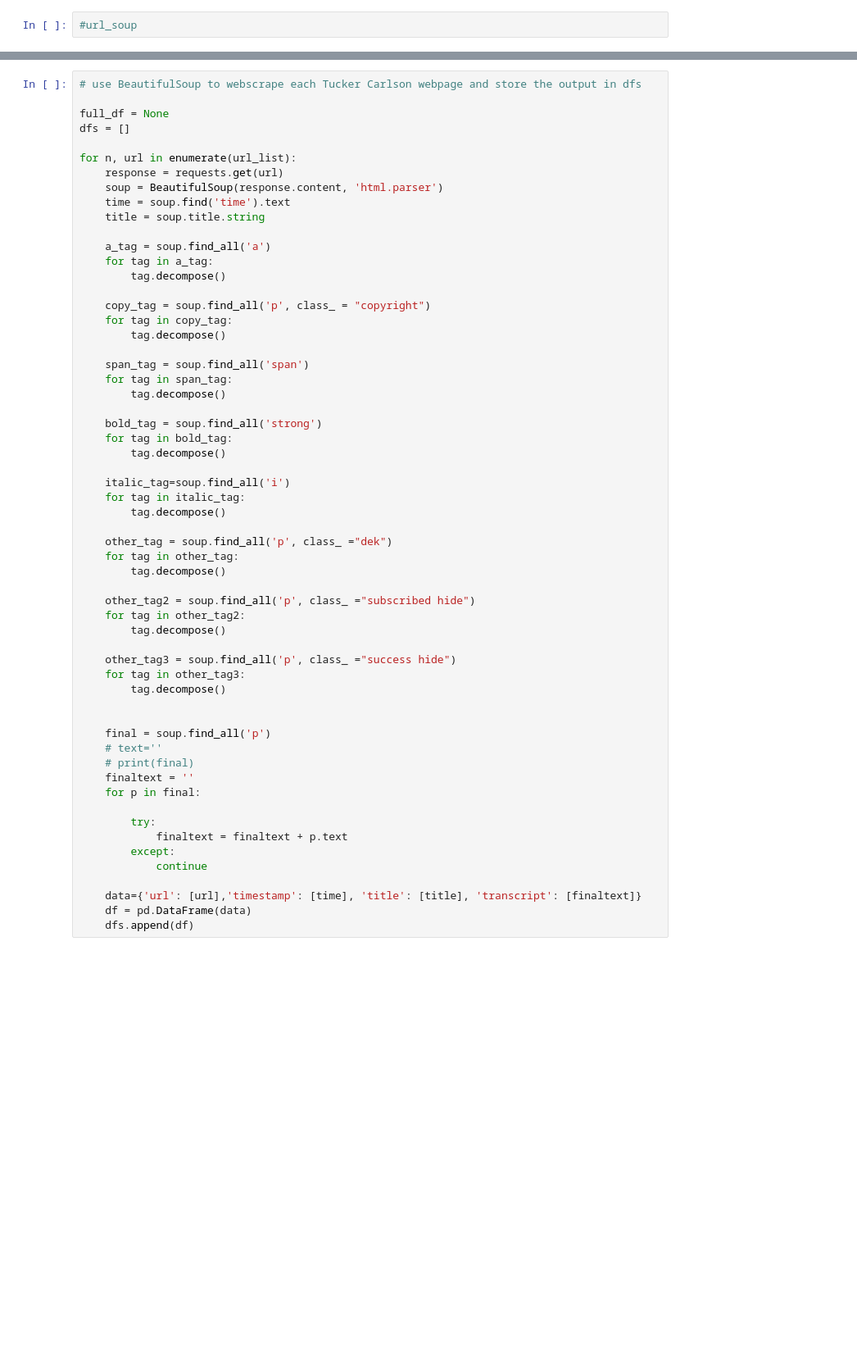
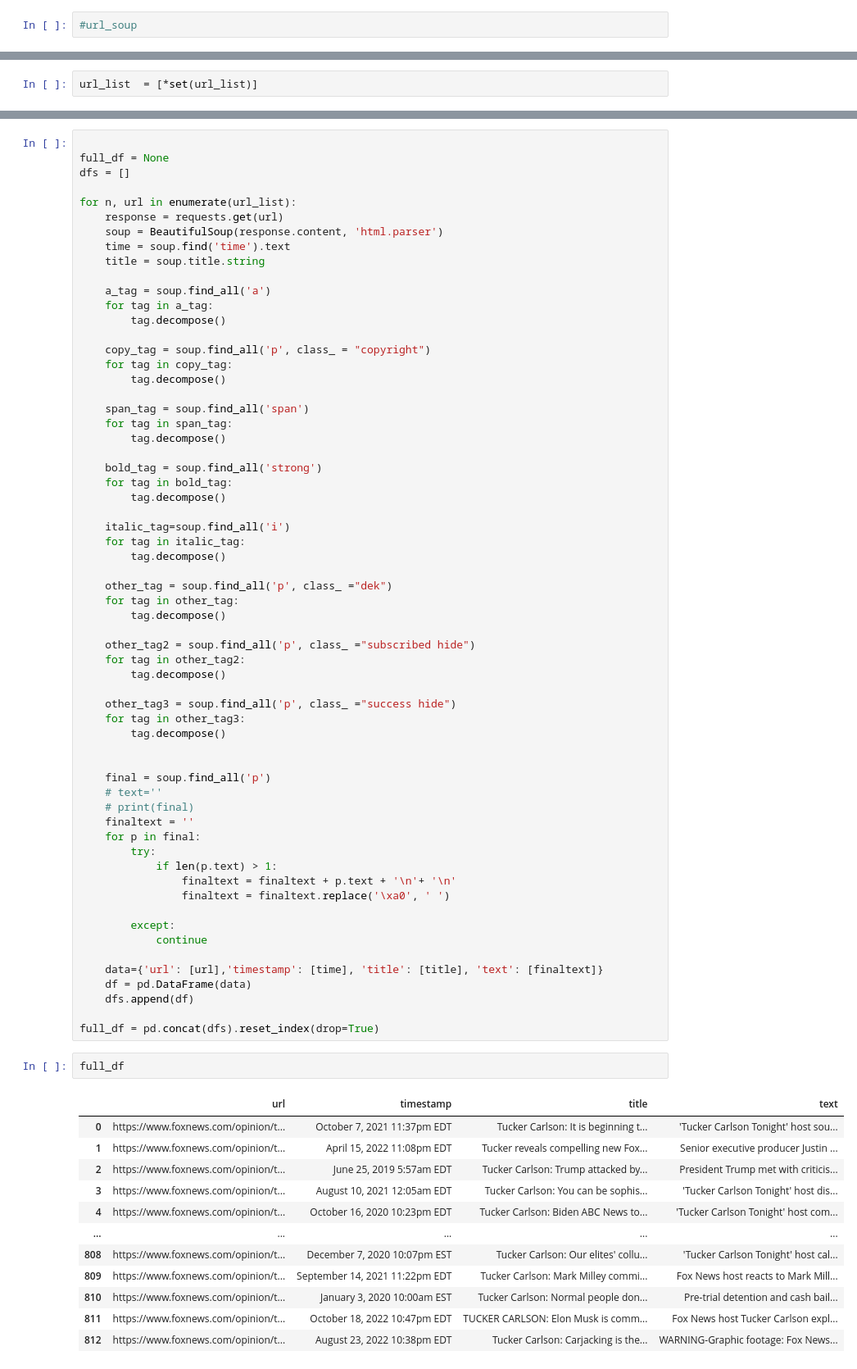
Before and after one commit to rileyschenck/milestoneproject, a Jupyter notebook: webscraping_tucker_carlson.ipynb, the cells around one changed output, grey strips where cells are left out. Shown: that part at 82% size. Saved outputs shown, nothing was run; the diff lists cells and outputs as text; blank space fills up the shorter version.

Commit message:
scrapes all tucker opinions & adds paragraphs
the couple edits I described to you

```diff
--- a/webscraping_tucker_carlson.ipynb
+++ b/webscraping_tucker_carlson.ipynb
@@ -43,3 +62,5 @@ for link in url_soup:
     suffix = re.findall('\"\/(.*?)\"', str(link))
     if suffix:
         url_list.append(prefix + suffix[0])
+# %%
+url_list  = [*set(url_list)]
@@ -46,5 +158,4 @@ for link in url_soup:
 # %%
-# use BeautifulSoup to webscrape each Tucker Carlson webpage and store the output in dfs
 
 full_df = None
 dfs = []
@@ -93,12 +204,31 @@ for n, url in enumerate(url_list):
     # print(final)
     finaltext = ''
     for p in final:
+        try:
+            if len(p.text) > 1:
+                finaltext = finaltext + p.text + '\n'+ '\n'
+                finaltext = finaltext.replace('\xa0', ' ')
 
-        try:
-            finaltext = finaltext + p.text
         except:
             continue
 
-    data={'url': [url],'timestamp': [time], 'title': [title], 'transcript': [finaltext]}
+    data={'url': [url],'timestamp': [time], 'title': [title], 'text': [finaltext]}
     df = pd.DataFrame(data)
     dfs.append(df)
+
+full_df = pd.concat(dfs).reset_index(drop=True)
+# %%
+full_df
+# %% [output]
+|  | url | timestamp | title | text |
+| 0 | https://www.foxnews.com/opinion/t... | October 7, 2021 11:37pm EDT | Tucker Carlson: It is beginning t... | 'Tucker Carlson Tonight' host sou... |
+| 1 | https://www.foxnews.com/opinion/t... | April 15, 2022 11:08pm EDT | Tucker reveals compelling new Fox... | Senior executive producer Justin ... |
+| 2 | https://www.foxnews.com/opinion/t... | June 25, 2019 5:57am EDT | Tucker Carlson: Trump attacked by... | President Trump met with criticis... |
+| 3 | https://www.foxnews.com/opinion/t... | August 10, 2021 12:05am EDT | Tucker Carlson: You can be sophis... | 'Tucker Carlson Tonight' host dis... |
+| 4 | https://www.foxnews.com/opinion/t... | October 16, 2020 10:23pm EDT | Tucker Carlson: Biden ABC News to... | 'Tucker Carlson Tonight' host com... |
+| ... | ... | ... | ... | ... |
+| 808 | https://www.foxnews.com/opinion/t... | December 7, 2020 10:07pm EST | Tucker Carlson: Our elites' collu... | 'Tucker Carlson Tonight' host cal... |
+| 809 | https://www.foxnews.com/opinion/t... | September 14, 2021 11:22pm EDT | Tucker Carlson: Mark Milley commi... | Fox News host reacts to Mark Mill... |
+| 810 | https://www.foxnews.com/opinion/t... | January 3, 2020 10:00am EST | Tucker Carlson: Normal people don... | Pre-trial detention and cash bail... |
+| 811 | https://www.foxnews.com/opinion/t... | October 18, 2022 10:47pm EDT | TUCKER CARLSON: Elon Musk is comm... | Fox News host Tucker Carlson expl... |
+| 812 | https://www.foxnews.com/opinion/t... | August 23, 2022 10:38pm EDT | Tucker Carlson: Carjacking is the... | WARNING-Graphic footage: Fox News... |
```
Also changed, not shown: parts of 14 cells of this notebook.
